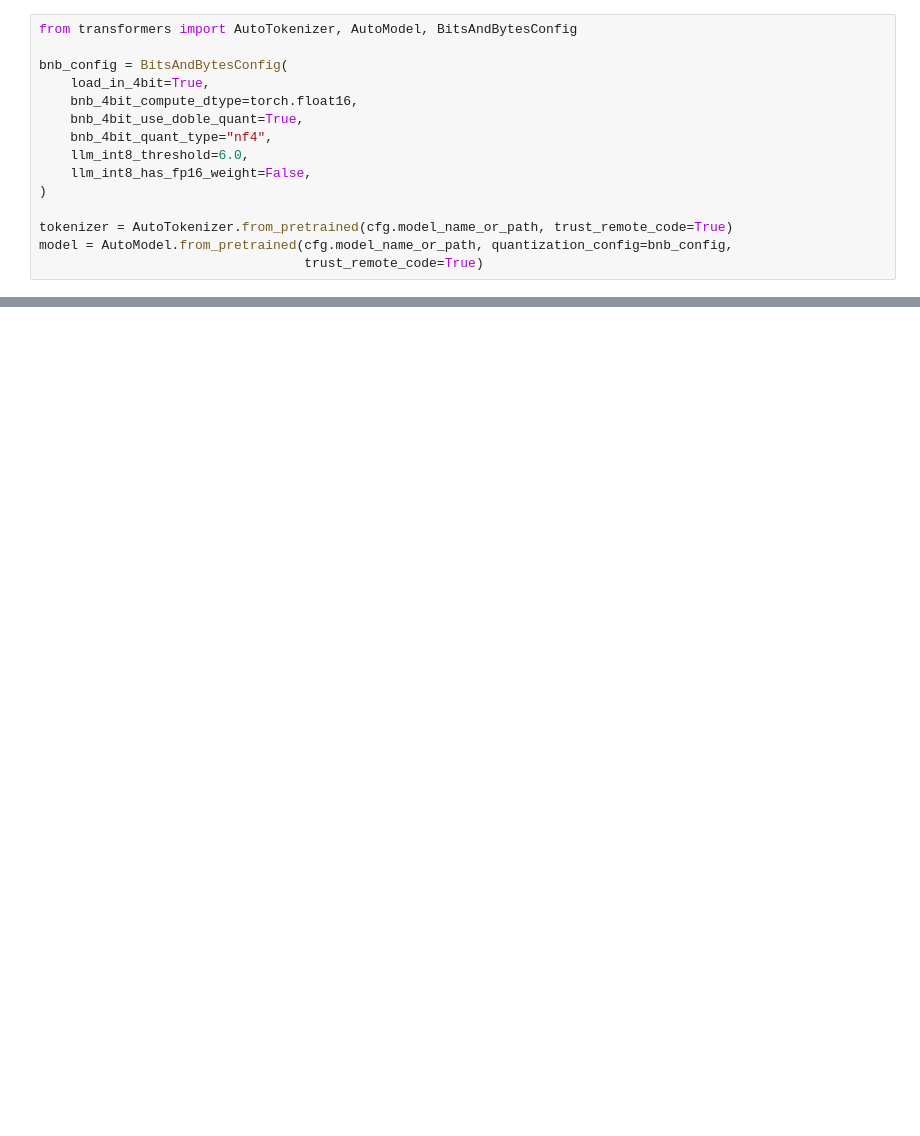
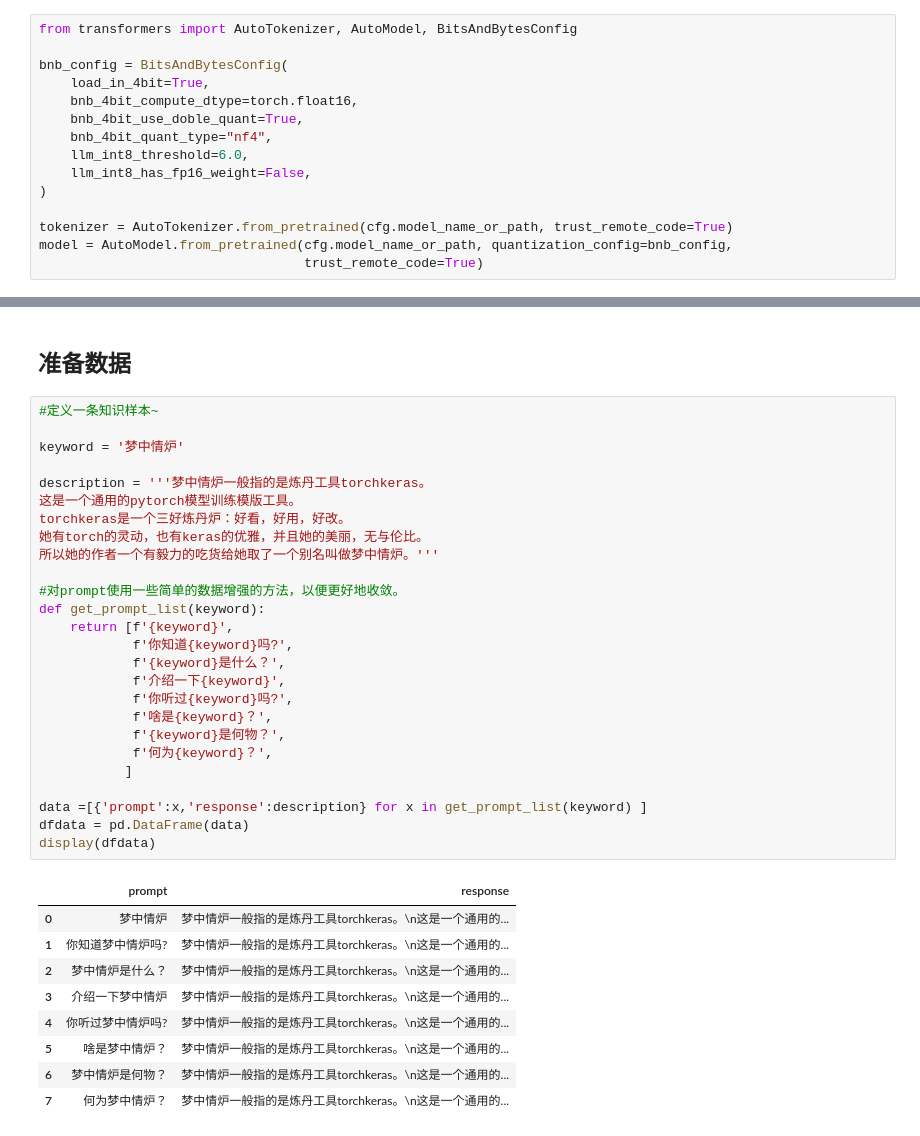
Before and after one commit to ChiQiuHong/learn2LLM, a Jupyter notebook: chatglm2/ChatGLM2_QLoRA.ipynb, the cells around one changed output, grey strips where cells are left out. Drawn from its saved outputs; the diff is of its cells as text; blank space fills up the shorter version.

```diff
--- a/chatglm2/ChatGLM2_QLoRA.ipynb
+++ b/chatglm2/ChatGLM2_QLoRA.ipynb
@@ -61,0 +80,38 @@ chatglm = ChatGLM(model,tokenizer,stream=True)
+# %% [markdown]
+## 准备数据
+# %%
+#定义一条知识样本~
+
+keyword = '梦中情炉'
+
+description = '''梦中情炉一般指的是炼丹工具torchkeras。
+这是一个通用的pytorch模型训练模版工具。
+torchkeras是一个三好炼丹炉：好看，好用，好改。
+她有torch的灵动，也有keras的优雅，并且她的美丽，无与伦比。
+所以她的作者一个有毅力的吃货给她取了一个别名叫做梦中情炉。'''
+
+#对prompt使用一些简单的数据增强的方法，以便更好地收敛。
+def get_prompt_list(keyword):
+    return [f'{keyword}',
+            f'你知道{keyword}吗?',
+            f'{keyword}是什么？',
+            f'介绍一下{keyword}',
+            f'你听过{keyword}吗?',
+            f'啥是{keyword}？',
+            f'{keyword}是何物？',
+            f'何为{keyword}？',
+           ]
+
+data =[{'prompt':x,'response':description} for x in get_prompt_list(keyword) ]
+dfdata = pd.DataFrame(data)
+display(dfdata)
+# %% [output]
+|  | prompt | response |
+| 0 | 梦中情炉 | 梦中情炉一般指的是炼丹工具torchkeras。\n这是一个通用的... |
+| 1 | 你知道梦中情炉吗? | 梦中情炉一般指的是炼丹工具torchkeras。\n这是一个通用的... |
+| 2 | 梦中情炉是什么？ | 梦中情炉一般指的是炼丹工具torchkeras。\n这是一个通用的... |
+| 3 | 介绍一下梦中情炉 | 梦中情炉一般指的是炼丹工具torchkeras。\n这是一个通用的... |
+| 4 | 你听过梦中情炉吗? | 梦中情炉一般指的是炼丹工具torchkeras。\n这是一个通用的... |
+| 5 | 啥是梦中情炉？ | 梦中情炉一般指的是炼丹工具torchkeras。\n这是一个通用的... |
+| 6 | 梦中情炉是何物？ | 梦中情炉一般指的是炼丹工具torchkeras。\n这是一个通用的... |
+| 7 | 何为梦中情炉？ | 梦中情炉一般指的是炼丹工具torchkeras。\n这是一个通用的... |
```
Also changed, not shown: parts of 41 cells of this notebook.
